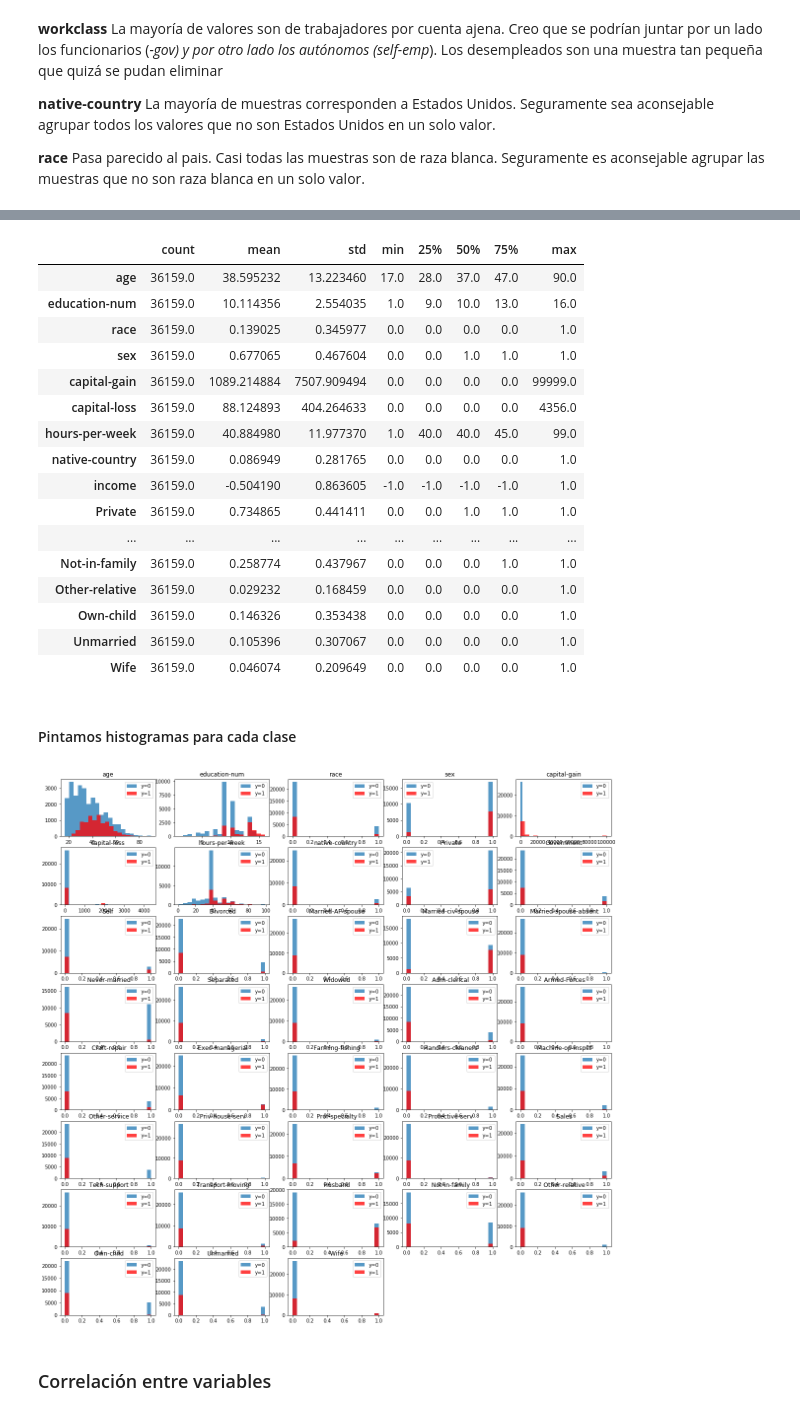
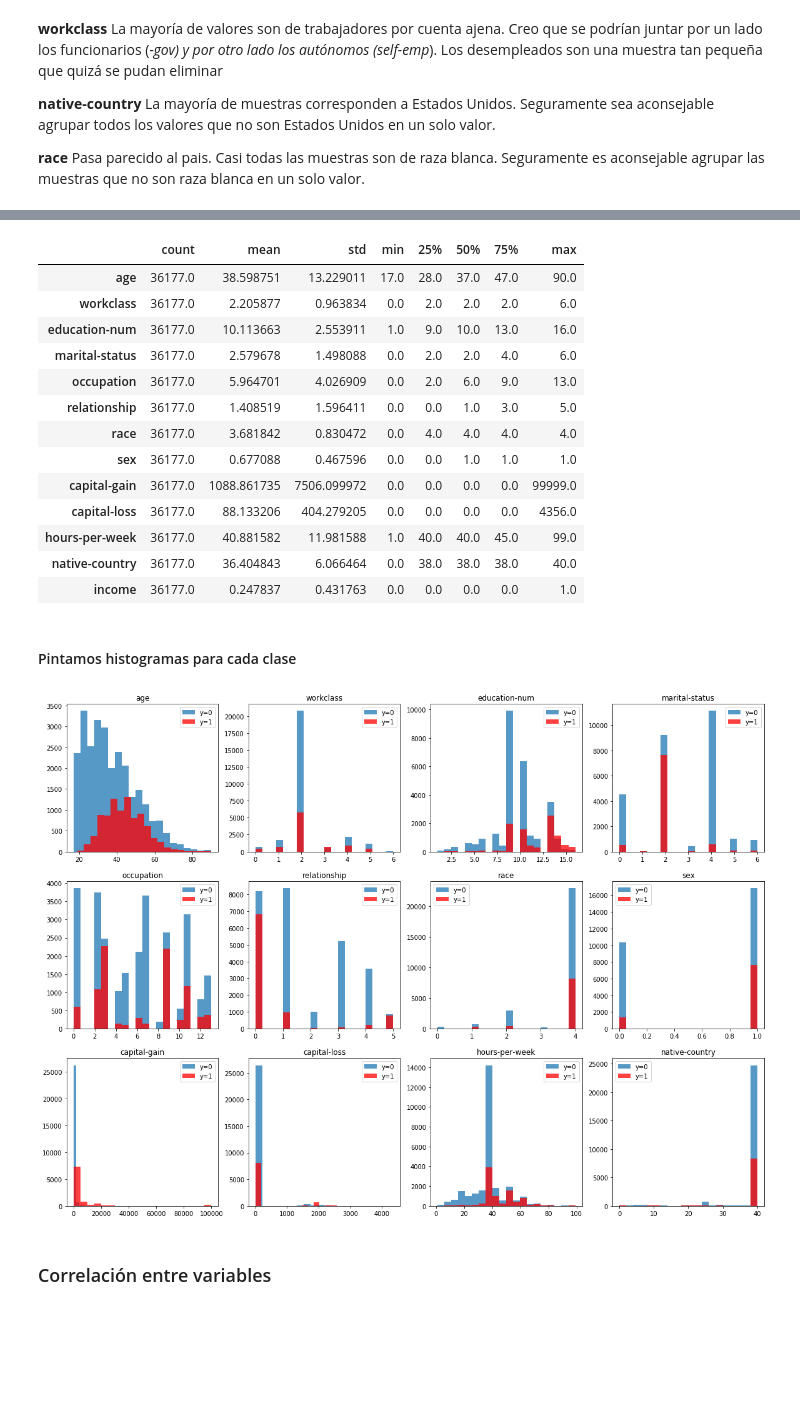
Before and after one commit to ivanrumo/KC_Practica_Machine_Learning, a Jupyter notebook: Un problema de clasificación.ipynb, the cells around one changed output, grey strips where cells are left out. Saved outputs shown, nothing was run; the diff lists cells and outputs as text; code cells hidden in the pictures; blank space fills up the shorter version.

```diff
--- a/Un problema de clasificación.ipynb
+++ b/Un problema de clasificación.ipynb
@@ -277,4 +299,4 @@ La variable objetivo la vamos a codificar. Cuando el valor sea <=50K podremos un
 # %%
-data['income'] = np.where(data['income'] == '<=50K',-1,1)
+data['income'] = np.where(data['income'] == '<=50K',0,1)
 np.unique(data['income'], return_counts=True) # comprovamos que la conversión se ha hecho bien
 # %% [output]
@@ -345,7 +363,7 @@ Como los datos no pertenecen a una serie temporal, vamos a codificar las variabl
 # %%
 le = LabelEncoder()
 
-cols_bin = ['race', 'sex', 'native-country']
+cols_bin = ['race', 'sex', 'native-country', 'workclass', 'marital-status', 'occupation', 'relationship']
 
 for col in cols_bin:
     data[col] = le.fit_transform(data[col])
@@ -370,42 +383,39 @@ data.head()
 data.describe().T
 # %% [output]
 |  | count | mean | std | min | 25% | 50% | 75% | max |
-| age | 36159.0 | 38.595232 | 13.223460 | 17.0 | 28.0 | 37.0 | 47.0 | 90.0 |
-| education-num | 36159.0 | 10.114356 | 2.554035 | 1.0 | 9.0 | 10.0 | 13.0 | 16.0 |
-| race | 36159.0 | 0.139025 | 0.345977 | 0.0 | 0.0 | 0.0 | 0.0 | 1.0 |
-| sex | 36159.0 | 0.677065 | 0.467604 | 0.0 | 0.0 | 1.0 | 1.0 | 1.0 |
-| capital-gain | 36159.0 | 1089.214884 | 7507.909494 | 0.0 | 0.0 | 0.0 | 0.0 | 99999.0 |
-| capital-loss | 36159.0 | 88.124893 | 404.264633 | 0.0 | 0.0 | 0.0 | 0.0 | 4356.0 |
-| hours-per-week | 36159.0 | 40.884980 | 11.977370 | 1.0 | 40.0 | 40.0 | 45.0 | 99.0 |
-| native-country | 36159.0 | 0.086949 | 0.281765 | 0.0 | 0.0 | 0.0 | 0.0 | 1.0 |
-| income | 36159.0 | -0.504190 | 0.863605 | -1.0 | -1.0 | -1.0 | -1.0 | 1.0 |
-| Private | 36159.0 | 0.734865 | 0.441411 | 0.0 | 0.0 | 1.0 | 1.0 | 1.0 |
-| ... | ... | ... | ... | ... | ... | ... | ... | ... |
-| Not-in-family | 36159.0 | 0.258774 | 0.437967 | 0.0 | 0.0 | 0.0 | 1.0 | 1.0 |
-| Other-relative | 36159.0 | 0.029232 | 0.168459 | 0.0 | 0.0 | 0.0 | 0.0 | 1.0 |
-| Own-child | 36159.0 | 0.146326 | 0.353438 | 0.0 | 0.0 | 0.0 | 0.0 | 1.0 |
-| Unmarried | 36159.0 | 0.105396 | 0.307067 | 0.0 | 0.0 | 0.0 | 0.0 | 1.0 |
-| Wife | 36159.0 | 0.046074 | 0.209649 | 0.0 | 0.0 | 0.0 | 0.0 | 1.0 |
+| age | 36177.0 | 38.598751 | 13.229011 | 17.0 | 28.0 | 37.0 | 47.0 | 90.0 |
+| workclass | 36177.0 | 2.205877 | 0.963834 | 0.0 | 2.0 | 2.0 | 2.0 | 6.0 |
+| education-num | 36177.0 | 10.113663 | 2.553911 | 1.0 | 9.0 | 10.0 | 13.0 | 16.0 |
+| marital-status | 36177.0 | 2.579678 | 1.498088 | 0.0 | 2.0 | 2.0 | 4.0 | 6.0 |
+| occupation | 36177.0 | 5.964701 | 4.026909 | 0.0 | 2.0 | 6.0 | 9.0 | 13.0 |
+| relationship | 36177.0 | 1.408519 | 1.596411 | 0.0 | 0.0 | 1.0 | 3.0 | 5.0 |
+| race | 36177.0 | 3.681842 | 0.830472 | 0.0 | 4.0 | 4.0 | 4.0 | 4.0 |
+| sex | 36177.0 | 0.677088 | 0.467596 | 0.0 | 0.0 | 1.0 | 1.0 | 1.0 |
+| capital-gain | 36177.0 | 1088.861735 | 7506.099972 | 0.0 | 0.0 | 0.0 | 0.0 | 99999.0 |
+| capital-loss | 36177.0 | 88.133206 | 404.279205 | 0.0 | 0.0 | 0.0 | 0.0 | 4356.0 |
+| hours-per-week | 36177.0 | 40.881582 | 11.981588 | 1.0 | 40.0 | 40.0 | 45.0 | 99.0 |
+| native-country | 36177.0 | 36.404843 | 6.066464 | 0.0 | 38.0 | 38.0 | 38.0 | 40.0 |
+| income | 36177.0 | 0.247837 | 0.431763 | 0.0 | 0.0 | 0.0 | 0.0 | 1.0 |
 # %% [markdown]
 #### Pintamos histogramas para cada clase
 # %%
 # Pintamos histogramas para cada clase
 plt.figure(figsize=(20,20))
 
-idx_0 =  data['income'] == -1
+idx_0 =  data['income'] == 0
 idx_1 =  data['income'] == 1
 
 # your code here
 for i,feature in enumerate(data.columns.drop(['income'])):
-    plt.subplot(8,5,i+1)
+    plt.subplot(4,4,i+1)
     plt.hist(data.ix[idx_0,feature],density=0, bins = 20, alpha=0.75,label='y=0')
     plt.hist(data.ix[idx_1,feature],density=0, bins= 20, facecolor='red', alpha=0.75,label='y=1')
     plt.legend()
     plt.title(feature)
 
 plt.show()
 # %% [output]
-[figure, old version]
+[figure, new version]
 # %% [markdown]
 ### Correlación entre variables
 # %%
```
Also changed, not shown: parts of 62 cells of this notebook, 2 other files.
